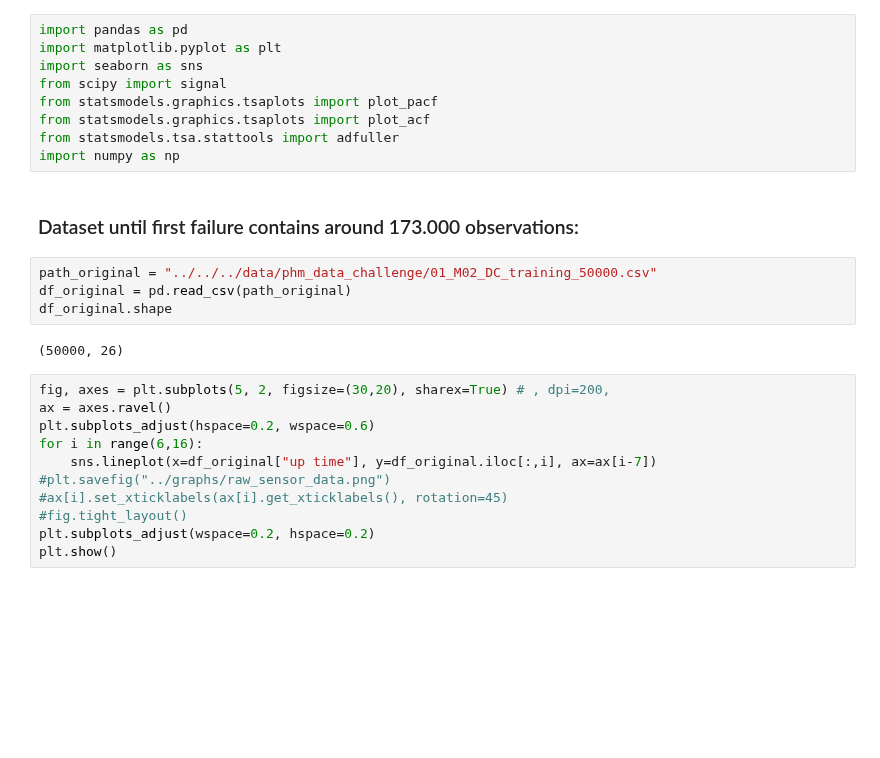
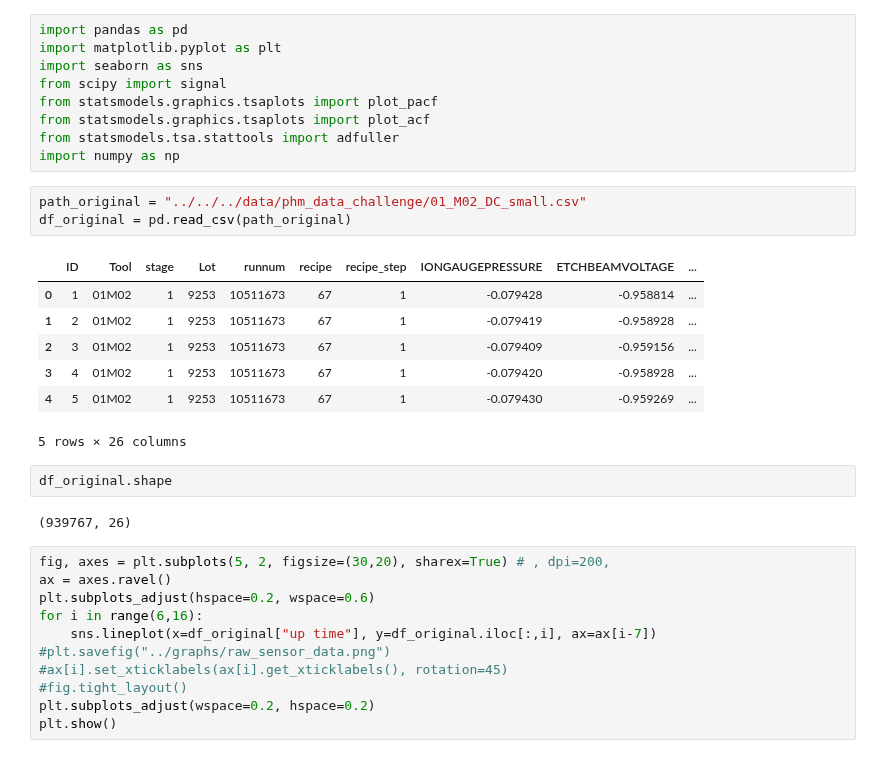
Before and after one commit to carlov93/predictive_maintenance, a Jupyter notebook: src/visualisation/raw_data/raw_sensor_phm_m02.ipynb, the cells around one changed output. Cells and saved outputs as stored; diff of their text form; blank space fills up the shorter version.

```diff
--- a/src/visualisation/raw_data/raw_sensor_phm_m02.ipynb
+++ b/src/visualisation/raw_data/raw_sensor_phm_m02.ipynb
@@ -7,14 +7,21 @@ from statsmodels.graphics.tsaplots import plot_pacf
 from statsmodels.graphics.tsaplots import plot_acf
 from statsmodels.tsa.stattools import adfuller
 import numpy as np
-# %% [markdown]
-### Dataset until first failure contains around 173.000 observations:
 # %%
-path_original = "../../../data/phm_data_challenge/01_M02_DC_training_50000.csv"
+path_original = "../../../data/phm_data_challenge/01_M02_DC_small.csv"
 df_original = pd.read_csv(path_original)
-df_original.shape
 # %% [output]
+|  | ID | Tool | stage | Lot | runnum | recipe | recipe_step | IONGAUGEPRESSURE | ETCHBEAMVOLTAGE | ... |
+| 0 | 1 | 01M02 | 1 | 9253 | 10511673 | 67 | 1 | -0.079428 | -0.958814 | ... |
+| 1 | 2 | 01M02 | 1 | 9253 | 10511673 | 67 | 1 | -0.079419 | -0.958928 | ... |
+| 2 | 3 | 01M02 | 1 | 9253 | 10511673 | 67 | 1 | -0.079409 | -0.959156 | ... |
+| 3 | 4 | 01M02 | 1 | 9253 | 10511673 | 67 | 1 | -0.079420 | -0.958928 | ... |
+| 4 | 5 | 01M02 | 1 | 9253 | 10511673 | 67 | 1 | -0.079430 | -0.959269 | ... |
-(50000, 26)
+5 rows × 26 columns
+# %%
+df_original.shape
+# %% [output]
+(939767, 26)
 # %%
 fig, axes = plt.subplots(5, 2, figsize=(30,20), sharex=True) # , dpi=200,
 ax = axes.ravel()
```
Also changed, not shown: parts of 15 cells of this notebook, 12 other files.
